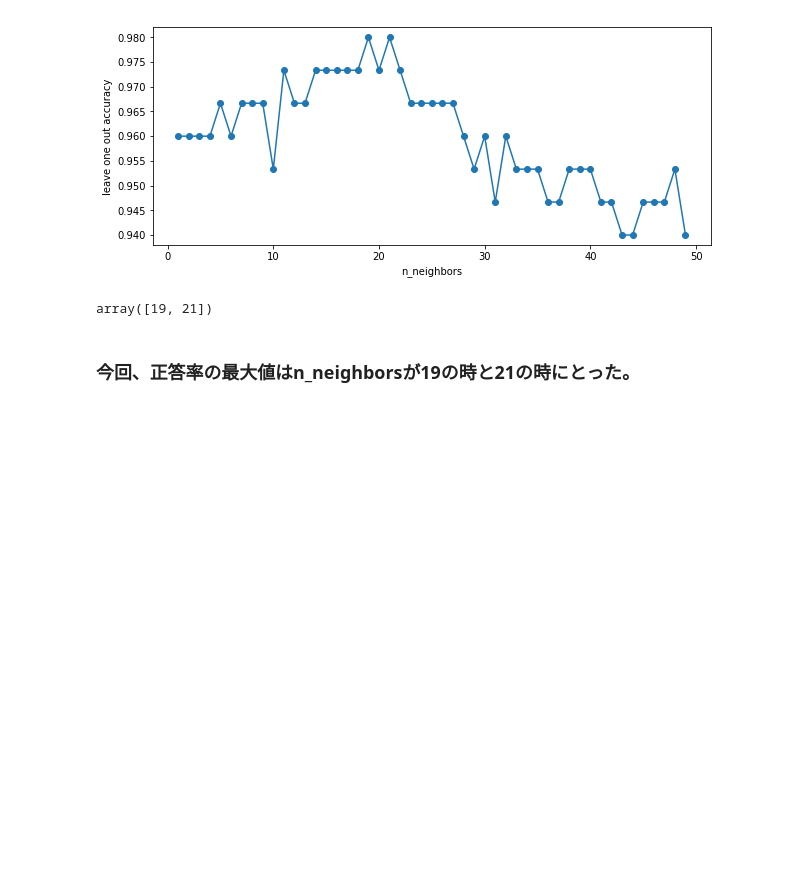
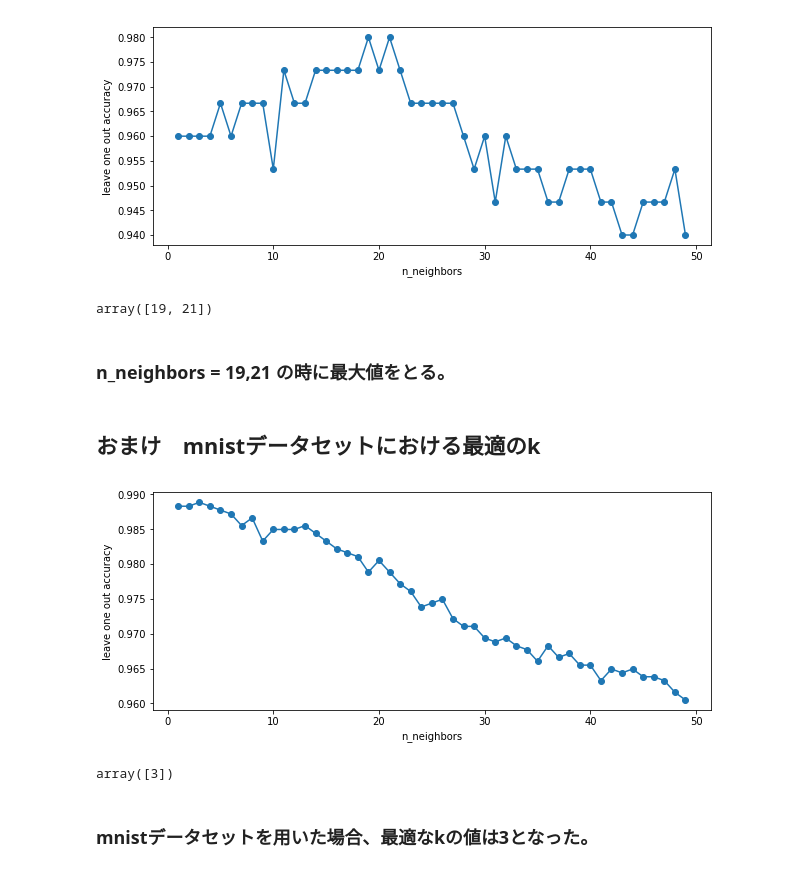
Before and after one commit to krocky-cooky/patternDetection, a Jupyter notebook: KNeighborsClassifier.ipynb, the cells around one changed output. Cells and saved outputs as stored; diff of their text form; code cells hidden in the pictures; blank space fills up the shorter version.

```diff
--- a/KNeighborsClassifier.ipynb
+++ b/KNeighborsClassifier.ipynb
@@ -44,5 +44,48 @@ mask = accuracy == np.max(accuracy)
 neighbors[mask]
 # %% [output]
 array([19, 21])
-# %% [markdown]
-### 今回、正答率の最大値はn_neighborsが19の時と21の時にとった。
+# %% [markdown]
+### n_neighbors = 19,21 の時に最大値をとる。
+# %% [markdown]
+## おまけ　mnistデータセットにおける最適のk
+# %%
+from sklearn.datasets import load_digits
+
+digit = load_digits()
+# %%
+neighbors = list() #横軸
+accuracy = list() #縦軸
+
+for i in range(1,50):
+    acc = KNeighborsClassifier.leave_one_out_accuracy( #一つ抜き法
+        digit.data,
+        digit.target,
+        n_neighbors = i  #適用する近傍数を変動させる
+    )
+    neighbors.append(i)
+    accuracy.append(acc)
+# %%
+'''
+グラフの描画
+'''
+fig = plt.figure(figsize = (10,4))
+ax = fig.add_subplot(111)
+ax.plot(neighbors,accuracy,marker = "o")
+ax.set_xlabel('n_neighbors')
+ax.set_ylabel('leave one out accuracy')
+plt.show()
+# %% [output]
+[figure, added]
+# %%
+'''
+最大値をとるn_neighborsの値を算出
+'''
+
+accuracy = np.array(accuracy)
+neighbors = np.array(neighbors)
+mask = accuracy == np.max(accuracy)
+neighbors[mask]
+# %% [output]
+array([3])
+# %% [markdown]
+### mnistデータセットを用いた場合、最適なkの値は3となった。
```
Also changed, not shown: 3 other files.
